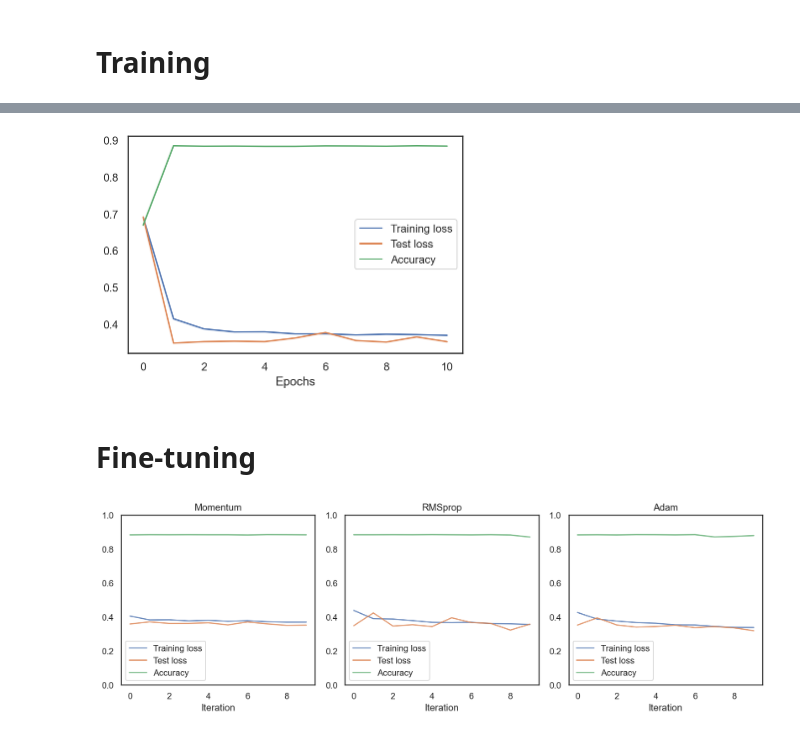
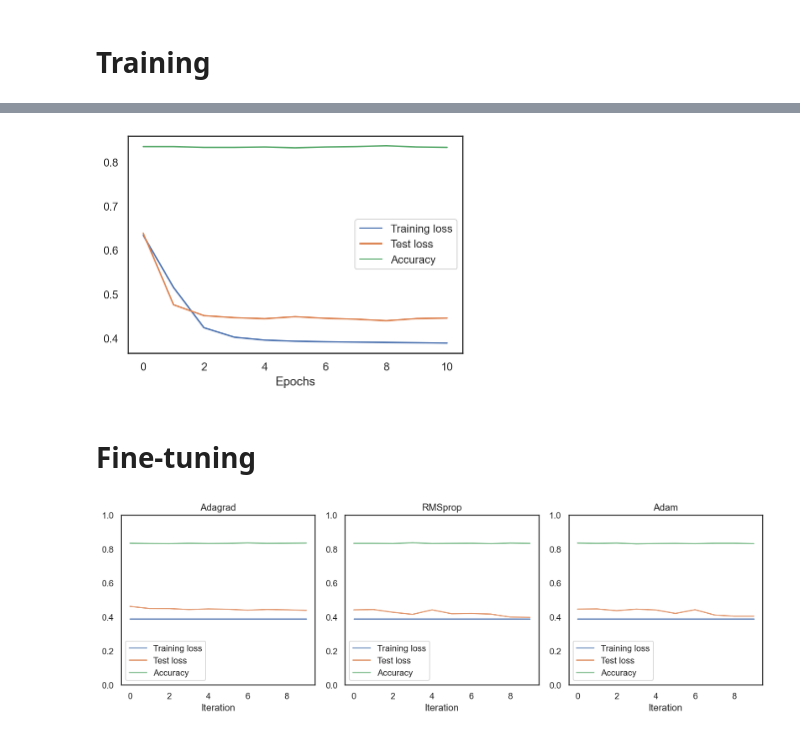
Before and after one commit to nataliasc/iannwtf, a Jupyter notebook: hw-week04/hw-week04-group27.ipynb, the cells around one changed output, grey strips where cells are left out. Drawn from its saved outputs; the diff is of its cells as text; code cells hidden in the pictures.

```diff
--- a/hw-week04/hw-week04-group27.ipynb
+++ b/hw-week04/hw-week04-group27.ipynb
@@ -78,7 +78,7 @@ createSubplotHist(df_wine_quality, "quality", ax, np.array(sorted(df_wine_qualit
 # %%
 # Split the dataset into a train, test and validation datasets
 
-df_train = df_wine_quality.sample(frac=0.7) # use 70% of the dataset for the training set
+df_train = df_wine_quality.sample(frac=.7) # use 70% of the dataset for the training set
 df_valid = pd.merge(df_wine_quality, df_train, indicator=True, how='outer').query('_merge=="left_only"').drop('_merge', axis=1)
 df_test = df_valid.sample(frac=.5)
 df_valid = pd.merge(df_valid, df_test, indicator=True, how='outer').query('_merge=="left_only"').drop('_merge', axis=1)
@@ -286,7 +286,7 @@ tf.keras.backend.clear_session()
 
 # hyperparameters
 num_epochs = 10
-learning_rate = 0.1
+learning_rate = 0.01
 
 # initialize the model
 model = MyModel()
@@ -347,7 +347,7 @@ plt.xlabel("Epochs")
 plt.legend((line1,line2,line3),("Training loss","Test loss", "Accuracy"))
 plt.show()
 # %% [output]
-[figure, old version]
+[figure, new version]
 # %% [markdown]
 # Fine-tuning
 # %%
@@ -363,14 +363,14 @@ class DropoutModel(tf.keras.Model):
 
     def __init__(self):
         '''
-        Constructs the model with 1 hidden layer (256 perceptrons) and an output layer with 1 output neuron
+        Constructs the model with a hidden layer, a dropout layer, and an output layer with one output neuron
         '''
         super(DropoutModel, self).__init__()
-        self.dense = SimpleDense(256, activation=tf.nn.sigmoid) # hidden layer
-        self.dropout = tf.keras.layers.Dropout(0.3) # dropout layer
+        self.dense = SimpleDense(16, activation=tf.nn.sigmoid) # hidden layer
+        self.dropout = tf.keras.layers.Dropout(0.5) # dropout layer
         self.out = SimpleDense(1, activation=tf.nn.sigmoid)
 
-    def call(self, inputs):
+    def call(self, inputs, training=False):
         '''
         Performs a forward step in our MLP
 
@@ -381,21 +381,22 @@ class DropoutModel(tf.keras.Model):
           x: output of the model
         '''
         x = self.dense(inputs)
-        x = self.dropout(x)
+        x = self.dropout(x, training=training)
         x = self.out(x)
         return x
 # %%
 # compare results from different optimisers
 import copy
 
-def compare_optimizers(max_steps=50):
+def compare_optimizers(max_steps=10):
 
-    MOM_DICT = [tf.keras.optimizers.SGD(learning_rate=0.01, momentum=0.9, nesterov=True), 'Momentum']
+    ADA_DICT = [tf.keras.optimizers.Adagrad(learning_rate=0.01), 'Adagrad']
     RMS_DICT = [tf.keras.optimizers.RMSprop(learning_rate=0.01), 'RMSprop']
     ADAM_DICT = [tf.keras.optimizers.Adam(learning_rate=0.01), 'Adam']
-    ALL_DICTS = [MOM_DICT, RMS_DICT, ADAM_DICT]
+    ALL_DICTS = [ADA_DICT, RMS_DICT, ADAM_DICT]
 
     dropout_model = DropoutModel()
+    cross_entropy_loss = tf.keras.losses.BinaryCrossentropy()
 
     TRAIN_LOSS = {}
     TEST_LOSS = {}
@@ -404,34 +405,34 @@ def compare_optimizers(max_steps=50):
     for opt_dict in ALL_DICTS:
         optimizer, opt_name = opt_dict
         TRAIN_LOSS[opt_name] = []
         TEST_LOSS[opt_name] = []
         TEST_ACC[opt_name] = []
 
 
         model = copy.deepcopy(dropout_model)
 
         for step in range(max_steps):
-            epoch_loss_agg = []
+            loss_agg = []
             for input,target in train_dataset:
                 train_loss = train_step(model, input, target, cross_entropy_loss, optimizer)
-                epoch_loss_agg.append(train_loss)
+                loss_agg.append(train_loss)
             TRAIN_LOSS[opt_name].append(tf.reduce_mean(epoch_loss_agg))
             test_loss, test_accuracy = test(model, test_dataset, cross_entropy_loss)
             TEST_LOSS[opt_name].append(test_loss)
             TEST_ACC[opt_name].append(test_accuracy)
 
     fig, axs = plt.subplots(1, len(ALL_DICTS), figsize=(12, 4))
     for ax, optim_dict in zip(axs, ALL_DICTS):
         opt_name = optim_dict[1]
         ax.plot(range(max_steps), TRAIN_LOSS[opt_name], alpha=0.8, label = "Training loss")
         ax.plot(range(max_steps), TEST_LOSS[opt_name], alpha=0.8, label = "Test loss")
         ax.plot(range(max_steps), TEST_ACC[opt_name], alpha=0.8, label = "Accuracy")
         ax.set_title(opt_name)
         ax.set_xlabel('Iteration')
         ax.legend()
         ax.set_ylim(0, 1)
     plt.tight_layout()
     plt.show()
-compare_optimizers(10)
+compare_optimizers()
 # %% [output]
-[figure, old version]
+[figure, new version]
```
Also changed, not shown: parts of 3 cells of this notebook.
